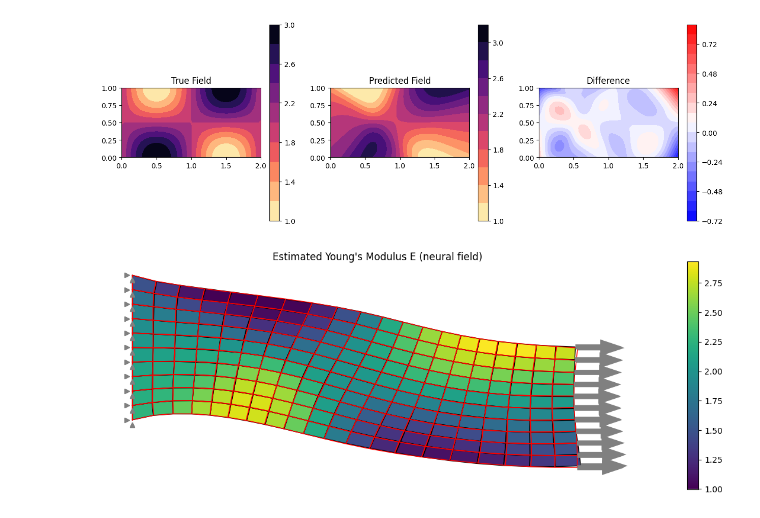
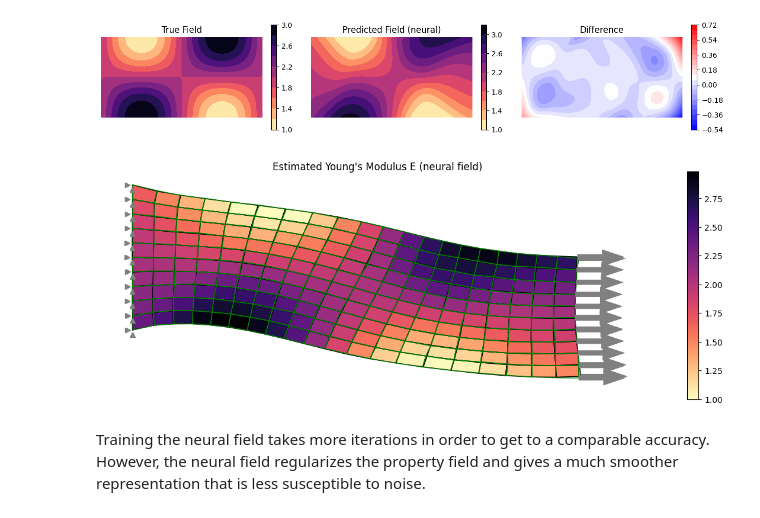
Before and after one commit to meyer-nils/torch-fem, a Jupyter notebook: examples/optimization/planar/property_fields.ipynb, the cells around one changed output. Saved outputs shown, nothing was run; the diff lists cells and outputs as text; code cells hidden in the pictures.

Commit message:
Improve neural field example.

```diff
--- a/examples/optimization/planar/property_fields.ipynb
+++ b/examples/optimization/planar/property_fields.ipynb
@@ -136,9 +186,9 @@ The stiffness must be positive, therefore we enforce positive values with a ReLu
 class Net(torch.nn.Module):
     def __init__(self):
         super(Net, self).__init__()
-        self.layer1 = torch.nn.Linear(2, 50)
-        self.layer2 = torch.nn.Linear(50, 50)
-        self.layer3 = torch.nn.Linear(50, 1)
+        self.layer1 = torch.nn.Linear(2, 100)
+        self.layer2 = torch.nn.Linear(100, 100)
+        self.layer3 = torch.nn.Linear(100, 1)
 
     def forward(self, x):
         layer1_out = torch.tanh(self.layer1(x))
@@ -186,36 +236,39 @@ plt.show()
 # %%
 # Create grid for evaluation
 x = torch.linspace(0, 2.0, 50)
 y = torch.linspace(0, 1.0, 25)
 X, Y = torch.meshgrid(x, y, indexing="ij")
 grid_points = torch.stack([X.flatten(), Y.flatten()], dim=-1)
 
 # Evaluate neural field on grid
 E_pred = neural_field(grid_points).reshape(X.shape)
 
 # Evaluate true field on grid
 E_true = E(grid_points).reshape(X.shape)
 
 # Evaluate difference
 delta = E_pred - E_true
 
 with torch.no_grad():
     fig, ax = plt.subplots(1, 3, figsize=(15, 5))
     c1 = ax[0].contourf(X, Y, E_true, levels=10, cmap="magma_r")
     ax[0].set_title("True Field")
     ax[0].set_aspect("equal")
-    fig.colorbar(c1, ax=ax[0])
+    ax[0].set_axis_off()
+    fig.colorbar(c1, ax=ax[0], fraction=0.03)
     c2 = ax[1].contourf(X, Y, E_pred, levels=10, cmap="magma_r")
-    ax[1].set_title("Predicted Field")
+    ax[1].set_title("Predicted Field (neural)")
     ax[1].set_aspect("equal")
-    fig.colorbar(c2, ax=ax[1])
+    ax[1].set_axis_off()
+    fig.colorbar(c2, ax=ax[1], fraction=0.03)
     c3 = ax[2].contourf(X, Y, delta, levels=20, cmap="bwr")
     ax[2].set_title("Difference")
     ax[2].set_aspect("equal")
-    fig.colorbar(c3, ax=ax[2])
+    ax[2].set_axis_off()
+    fig.colorbar(c3, ax=ax[2], fraction=0.03)
     plt.show()
 # %% [output]
-[figure, old version]
+[figure, new version]
 # %%
 fig, ax = plt.subplots(figsize=(15, 5))
 
@@ -224,9 +277,12 @@ sample.plot(
     element_property=neural_field(ecenters),
     title="Estimated Young's Modulus E (neural field)",
     colorbar=True,
+    cmap="magma_r",
     figsize=(15, 5),
     ax=ax,
 )
-sample.plot(u=u_ref, color="red", ax=ax)
+sample.plot(u=u_ref, color="green", ax=ax)
 # %% [output]
-[figure, old version]
+[figure, new version]
+# %% [markdown]
+Training the neural field takes more iterations in order to get to a comparable accuracy. However, the neural field regularizes the property field and gives a much smoother representation that is less susceptible to noise.
```
Also changed, not shown: parts of 11 cells of this notebook.
